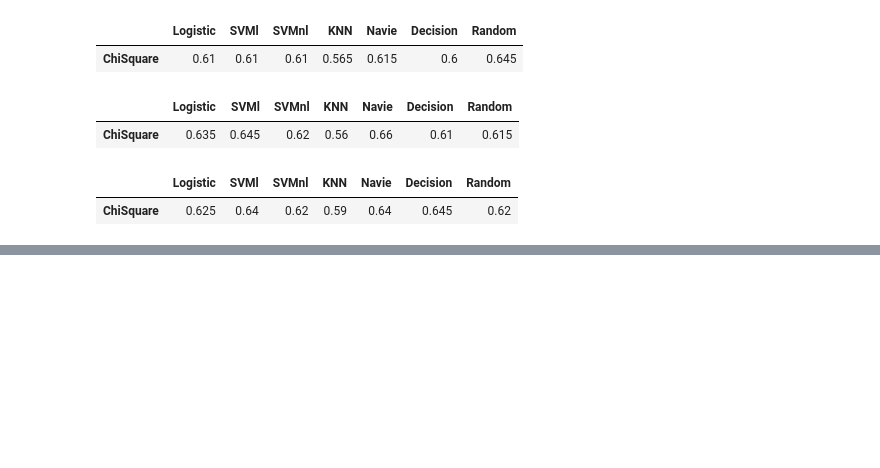
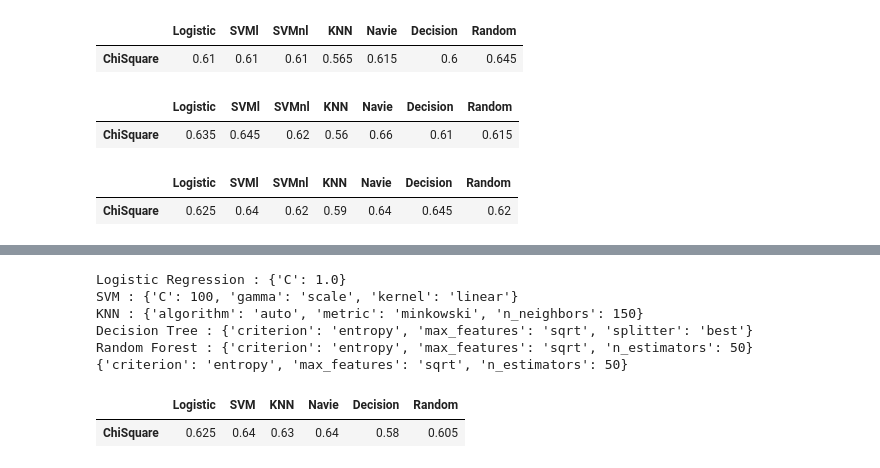
Before and after one commit to ThanigaivelGanapathi/ML-Capstone-Project, a Jupyter notebook: Feature Selection.ipynb, the cells around one changed output, grey strips where cells are left out. Cells and saved outputs as stored; diff of their text form; code cells hidden in the pictures; blank space fills up the shorter version.

```diff
--- a/Feature Selection.ipynb
+++ b/Feature Selection.ipynb
@@ -277,0 +457,13 @@ dataframe
+# %%
+#k = 10
+dataframe = selectKBestGrid(10)
+dataframe
+# %% [output]
+Logistic Regression : {'C': 1.0}
+SVM : {'C': 100, 'gamma': 'scale', 'kernel': 'linear'}
+KNN : {'algorithm': 'auto', 'metric': 'minkowski', 'n_neighbors': 150}
+Decision Tree : {'criterion': 'entropy', 'max_features': 'sqrt', 'splitter': 'best'}
+Random Forest : {'criterion': 'entropy', 'max_features': 'sqrt', 'n_estimators': 50}
+{'criterion': 'entropy', 'max_features': 'sqrt', 'n_estimators': 50}
+|  | Logistic | SVM | KNN | Navie | Decision | Random |
+| ChiSquare | 0.625 | 0.64 | 0.63 | 0.64 | 0.58 | 0.605 |
```
Also changed, not shown: parts of 8 cells of this notebook.
